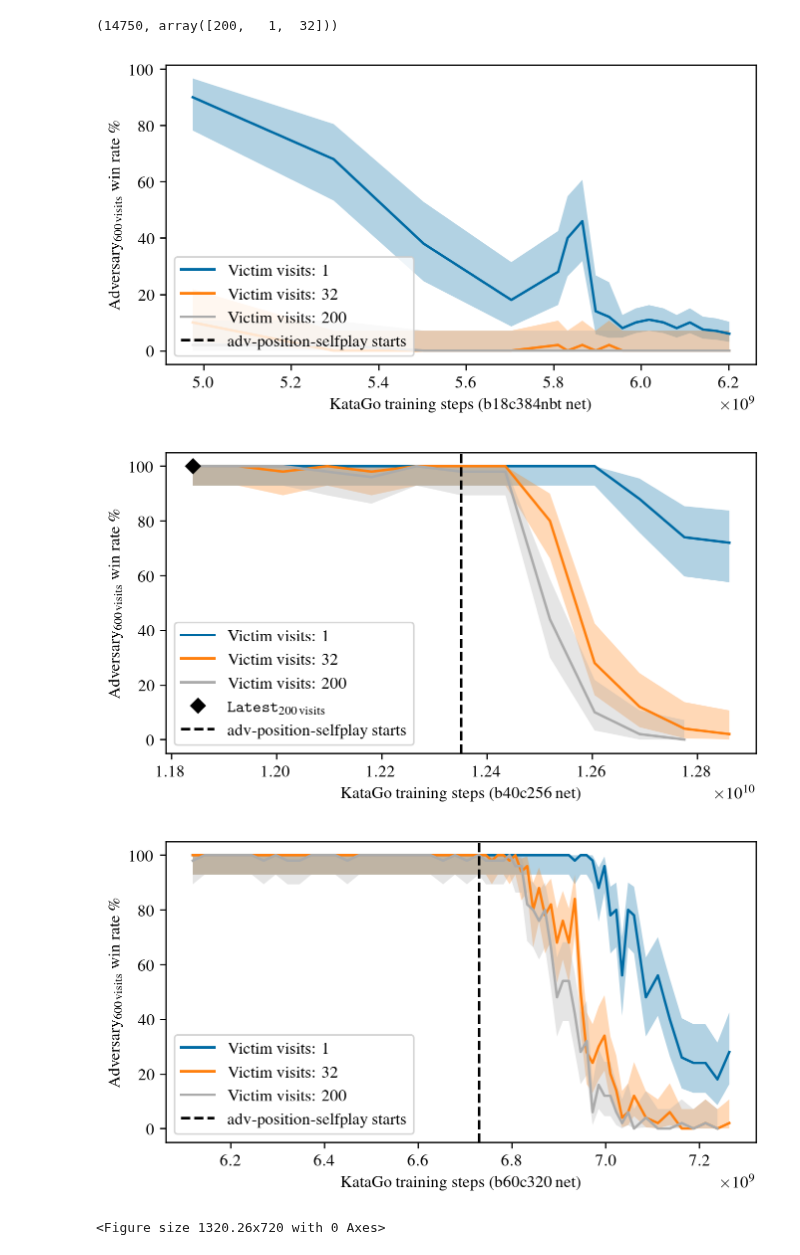
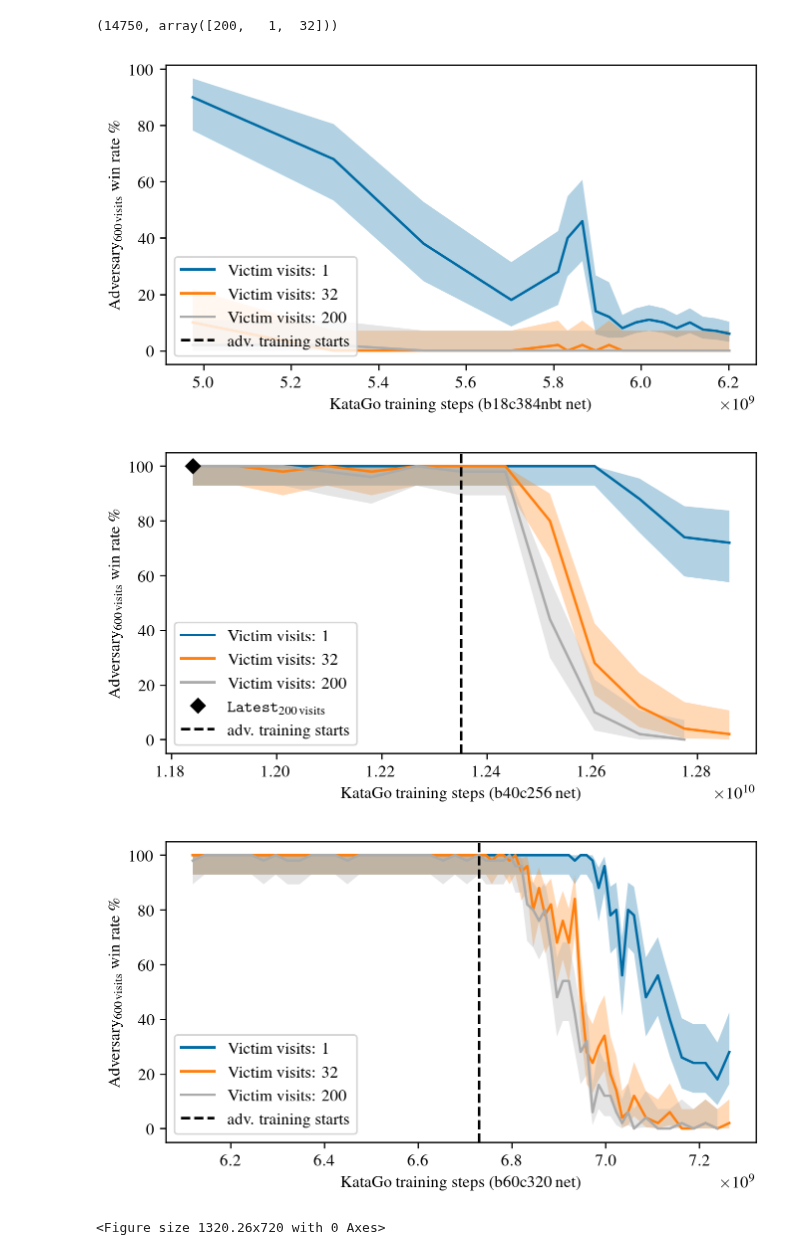
Before and after one commit to AlignmentResearch/KataGoVisualizer, a Jupyter notebook: notebooks/notebooks/paper/katago-new-ckpt-evals.ipynb, the cells around one changed output. Cells and saved outputs as stored; diff of their text form; code cells hidden in the pictures.

```diff
--- a/notebooks/notebooks/paper/katago-new-ckpt-evals.ipynb
+++ b/notebooks/notebooks/paper/katago-new-ckpt-evals.ipynb
@@ -69,35 +69,35 @@ for net_type in sorted(df.victim_net_type.unique()):
             color=colors[i],
             edgecolor="none",
         )
 
         if vv == 200 and net_type == "b40c256":
             plt.plot(
                 LATEST_STEPS,
                 100 * sub_df.query("victim_steps == @LATEST_STEPS").adv_win.mean(),
                 "D",
                 label=r"\texttt{Latest}$_\mathrm{200\,visits}$",
                 color="black",
             )
 
     adv_training_start_steps = df.query(
         "victim_net_type == @net_type & victim_rows <= @ADV_TRAIN_ROW_START"
     ).victim_steps.max()
     plt.axvline(
         adv_training_start_steps,
         color="black",
         linestyle="--",
-        label="adv-position-selfplay starts",
+        label="adv. training starts",
     )
 
     # Legend in lower left corner
     plt.legend(loc="lower left")
     plt.ylabel(r"Adversary$_\mathrm{600\,visits}$ win rate \%")
     plt.xlabel(rf"KataGo training steps ({net_type} net)")
     plt.show()
 
     plt.savefig(f"katago-adv-training-win-rate-{net_type}.pgf", backend="pgf")
 # %% [output]
-[figure, old version]
+[figure, new version]
-[figure, old version]
+[figure, new version]
-[figure, old version]
+[figure, new version]
 <Figure size 1320.26x720 with 0 Axes>
```
